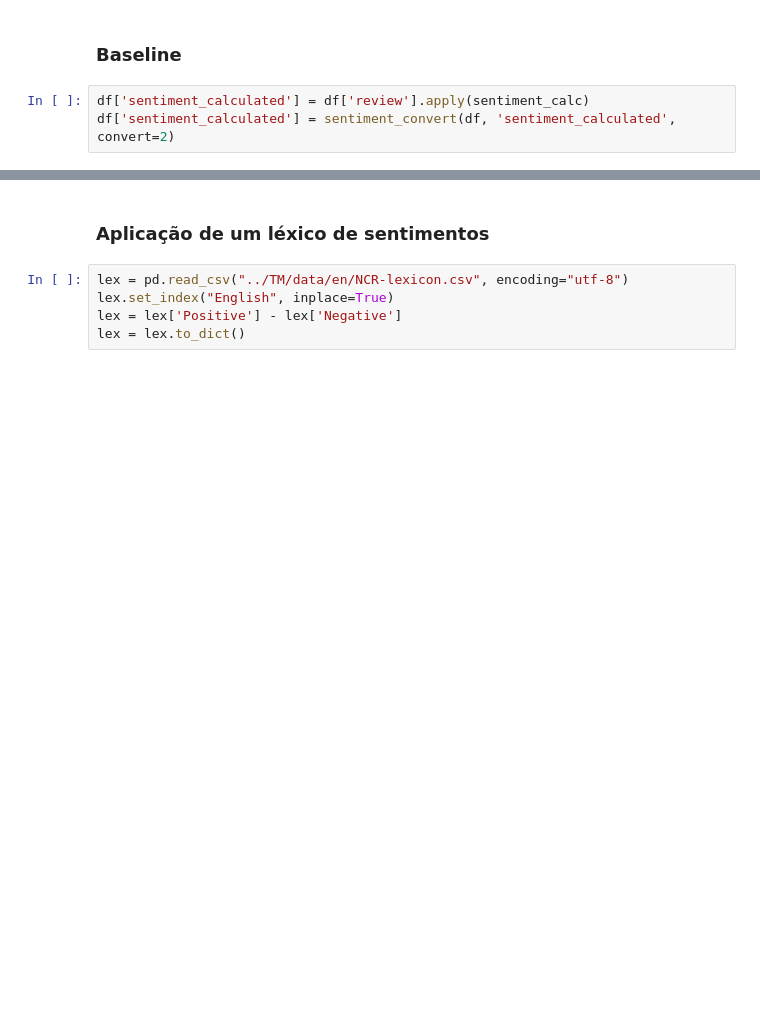
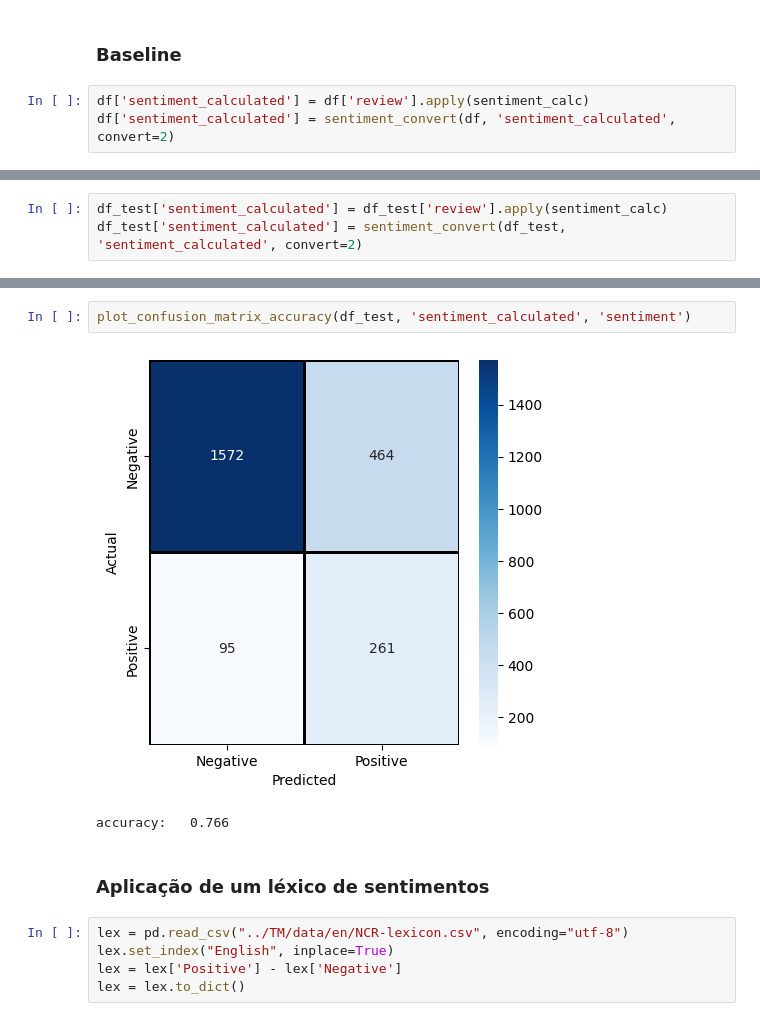
Before and after one commit to reneporto/Text_Mining_Python, a Jupyter notebook: Trabalho_text_mining_RP_RR.ipynb, the cells around one changed output, grey strips where cells are left out. Cells and saved outputs as stored; diff of their text form; blank space fills up the shorter version.

```diff
--- a/Trabalho_text_mining_RP_RR.ipynb
+++ b/Trabalho_text_mining_RP_RR.ipynb
@@ -374,0 +294,3 @@ df.sample(5)
+# %%
+df_test['sentiment_calculated'] = df_test['review'].apply(sentiment_calc)
+df_test['sentiment_calculated'] = sentiment_convert(df_test, 'sentiment_calculated', convert=2)
@@ -377,6 +313,11 @@ plot_confusion_matrix_accuracy(df, 'sentiment', 'sentiment_calculated')
 # %% [output]
 [figure]
 accuracy:   0.817
+# %%
+plot_confusion_matrix_accuracy(df_test, 'sentiment_calculated', 'sentiment')
+# %% [output]
+[figure, added]
+accuracy:   0.766
 # %% [markdown]
 ### Aplicação de um léxico de sentimentos
 # %%
```
Also changed, not shown: parts of 30 cells of this notebook.
